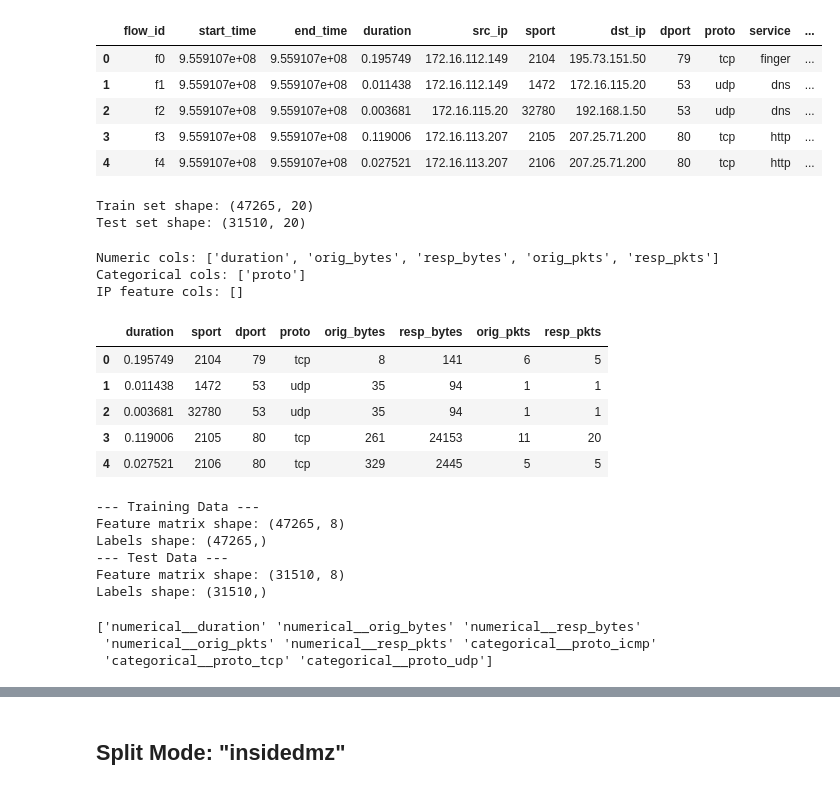
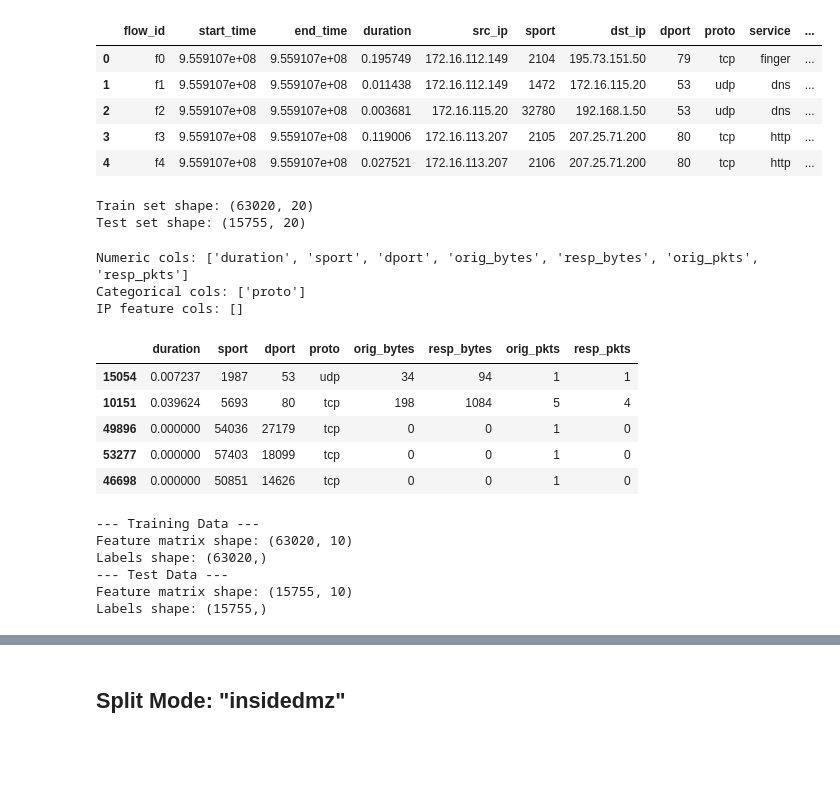
Before and after one commit to sofiaburkow/DeepChronos, a Jupyter notebook: experiments/prepare_data.ipynb, the cells around one changed output, grey strips where cells are left out. Saved outputs shown, nothing was run; the diff lists cells and outputs as text; code cells hidden in the pictures; blank space fills up the shorter version.

```diff
--- a/experiments/prepare_data.ipynb
+++ b/experiments/prepare_data.ipynb
@@ -32,28 +35,19 @@ def encode_ip_integer(df):
 
     return df.drop(columns=["src_ip", "dst_ip"]), ["src_ip_int", "dst_ip_int"]
 
-def encode_ip_onehot(df):
-    """
-    One-hot encoding for IP addresses.
-    WARNING: Very large dimensionality. Use only for small subsets.
-    """
-    df = df.copy()
-    return df, ["src_ip", "dst_ip"]
-
 IP_ENCODERS = {
     "none": encode_ip_none,
     "integer": encode_ip_integer,
-    "onehot": encode_ip_onehot,
 }
 # %%
-def prepare_data(df, ip_encoding="none", feature_set=None):
+def prepare_data(df,feature_set,ip_encoding="none"):
     '''
     Prepare data by filtering on selected features.
 
     Args:
         df: Input DataFrame with flow data.
+        feature_set: List of features to retain.
         ip_encoding: IP address encoding method ("none", "integer", "onehot").
-        feature_set: Optional list of features to retain.
     Returns:
         df: Prepared DataFrame with selected features.
         numeric_cols: List of numeric feature column names.
@@ -80,7 +74,11 @@ def prepare_data(df, ip_encoding="none", feature_set=None):
 
     # Numerical features
     numeric_cols = [
+        "start_time",
+        "end_time",
         "duration",
+        "sport",
+        "dport",
         "orig_bytes",
         "resp_bytes",
         "orig_pkts",
@@ -89,11 +87,10 @@ def prepare_data(df, ip_encoding="none", feature_set=None):
     ip_feature_cols = ip_feature_cols if ip_feature_cols else []
     numeric_cols.extend(ip_feature_cols)
 
-    # Filter on features if feature set is provided
-    if feature_set:
-        df = df[feature_set + ip_feature_cols]
-        categorical_cols = [col for col in categorical_cols if col in feature_set]
-        numeric_cols = [col for col in numeric_cols if col in feature_set]
+    # Filter on features
+    df = df[feature_set + ip_feature_cols]
+    categorical_cols = [col for col in categorical_cols if col in feature_set]
+    numeric_cols = [col for col in numeric_cols if col in feature_set]
 
     return df, numeric_cols, categorical_cols, ip_feature_cols
 # %%
@@ -258,38 +272,40 @@ df.head()
 | 4 | f4 | 9.559107e+08 | 9.559107e+08 | 0.027521 | 172.16.113.207 | 2106 | 207.25.71.200 | 80 | tcp | http | ... |
 # %%
 # Split Data into Train/Test
-split_index = int(len(df) * split_ratio)
-df_train = df.iloc[:split_index].reset_index(drop=True)
-df_test = df.iloc[split_index:].reset_index(drop=True)
+train_size = 0.8
+test_size = 1 - train_size
+df_train, df_test = train_test_split(
+    df, test_size=test_size, stratify=df["phase"], random_state=SEED
+)
 
 print("Train set shape:", df_train.shape)
 print("Test set shape:", df_test.shape)
 # %% [output]
-Train set shape: (47265, 20)
-Test set shape: (31510, 20)
+Train set shape: (63020, 20)
+Test set shape: (15755, 20)
 # %%
 df_train_features, numeric_cols, categorical_cols, ip_feature_cols = prepare_data(
-    df_train, ip_encoding=ip_encoding, feature_set=feature_set
+    df_train, feature_set, ip_encoding=ip_encoding
 )
 df_test_features, _, _, _ = prepare_data(
-    df_test, ip_encoding=ip_encoding, feature_set=feature_set
+    df_test, feature_set, ip_encoding=ip_encoding
 )
 
 print("Numeric cols:", numeric_cols)
 print("Categorical cols:", categorical_cols)
 print("IP feature cols:", ip_feature_cols)
 
 df_train_features.head()
 # %% [output]
-Numeric cols: ['duration', 'orig_bytes', 'resp_bytes', 'orig_pkts', 'resp_pkts']
+Numeric cols: ['duration', 'sport', 'dport', 'orig_bytes', 'resp_bytes', 'orig_pkts', 'resp_pkts']
 Categorical cols: ['proto']
 IP feature cols: []
 |  | duration | sport | dport | proto | orig_bytes | resp_bytes | orig_pkts | resp_pkts |
-| 0 | 0.195749 | 2104 | 79 | tcp | 8 | 141 | 6 | 5 |
-| 1 | 0.011438 | 1472 | 53 | udp | 35 | 94 | 1 | 1 |
-| 2 | 0.003681 | 32780 | 53 | udp | 35 | 94 | 1 | 1 |
-| 3 | 0.119006 | 2105 | 80 | tcp | 261 | 24153 | 11 | 20 |
-| 4 | 0.027521 | 2106 | 80 | tcp | 329 | 2445 | 5 | 5 |
+| 15054 | 0.007237 | 1987 | 53 | udp | 34 | 94 | 1 | 1 |
+| 10151 | 0.039624 | 5693 | 80 | tcp | 198 | 1084 | 5 | 4 |
+| 49896 | 0.000000 | 54036 | 27179 | tcp | 0 | 0 | 1 | 0 |
+| 53277 | 0.000000 | 57403 | 18099 | tcp | 0 | 0 | 1 | 0 |
+| 46698 | 0.000000 | 50851 | 14626 | tcp | 0 | 0 | 1 | 0 |
 # %%
 pipeline = construct_pipeline(numeric_cols, categorical_cols)
 
@@ -308,17 +324,10 @@ print("Feature matrix shape:", X_test.shape)
 print("Labels shape:", y_test.shape)
 # %% [output]
 --- Training Data ---
-Feature matrix shape: (47265, 8)
-Labels shape: (47265,)
+Feature matrix shape: (63020, 10)
+Labels shape: (63020,)
 --- Test Data ---
-Feature matrix shape: (31510, 8)
-Labels shape: (31510,)
+Feature matrix shape: (15755, 10)
+Labels shape: (15755,)
-# %%
-feature_names = pipeline.named_steps["transform"].get_feature_names_out()
-print(feature_names)
-# %% [output]
-['numerical__duration' 'numerical__orig_bytes' 'numerical__resp_bytes'
- 'numerical__orig_pkts' 'numerical__resp_pkts' 'categorical__proto_icmp'
- 'categorical__proto_tcp' 'categorical__proto_udp']
 # %%
 # Save processed data
```
Also changed, not shown: parts of 34 cells of this notebook.
